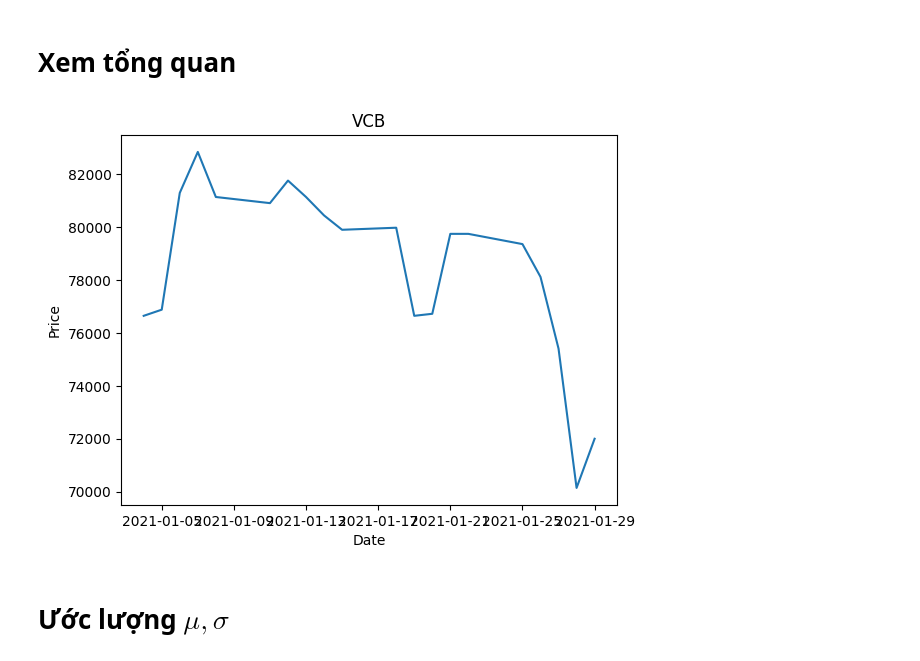
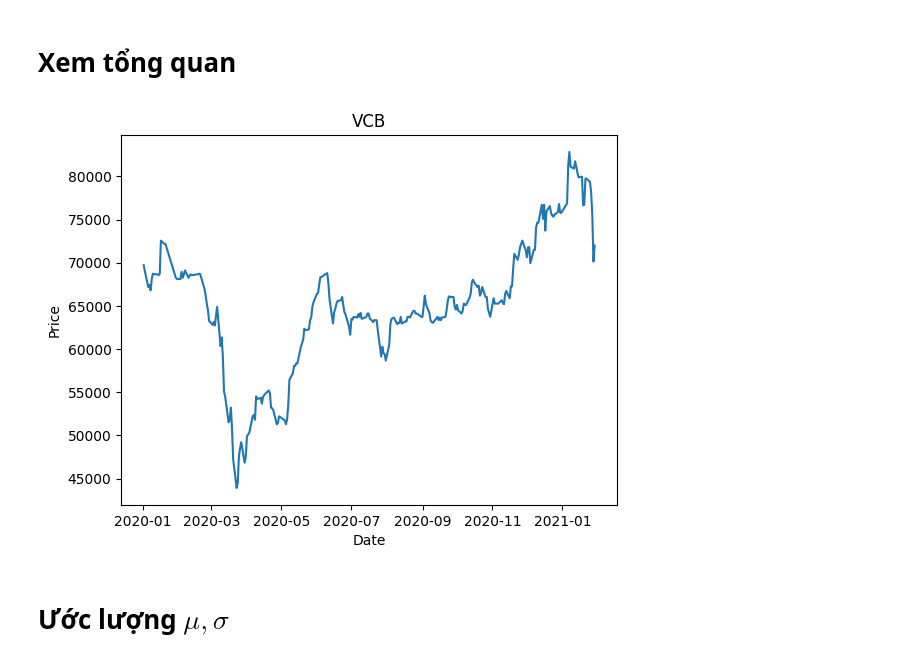
Before and after one commit to khanhtrinh2003/Financial-mathematics, a Jupyter notebook: tren_lop.ipynb, the cells around one changed output. Saved outputs shown, nothing was run; the diff lists cells and outputs as text; code cells hidden in the pictures.

```diff
--- a/tren_lop.ipynb
+++ b/tren_lop.ipynb
@@ -22,15 +22,17 @@ Index(['AAA', 'AAM', 'AAT', 'ABR', 'ABS', 'ABT', 'ACB', 'ACC', 'ACG', 'ACL',
 # Xem tổng quan
 # %%
 ticker = "VCB"
-vn_df = vn[ticker][(pd.Timestamp("2021-01-01").date()<=vn.index.date)&(vn.index.date<=pd.Timestamp("2021-01-31").date())]
+start = "2020-01-01"
+end = "2021-01-31"
+vn_df = vn[ticker][(pd.Timestamp(start).date()<=vn.index.date)&(vn.index.date<=pd.Timestamp(end).date())]
 so_lan = len(vn_df)
 plt.plot(vn_df)
 plt.title(f"{ticker}")
 plt.ylabel("Price")
 plt.xlabel("Date")
 plt.show()
 # %% [output]
-[figure, old version]
+[figure, new version]
 # %% [markdown]
 # Ước lượng $\mu, \sigma$
 # %%
```
Also changed, not shown: parts of 2 cells of this notebook.
